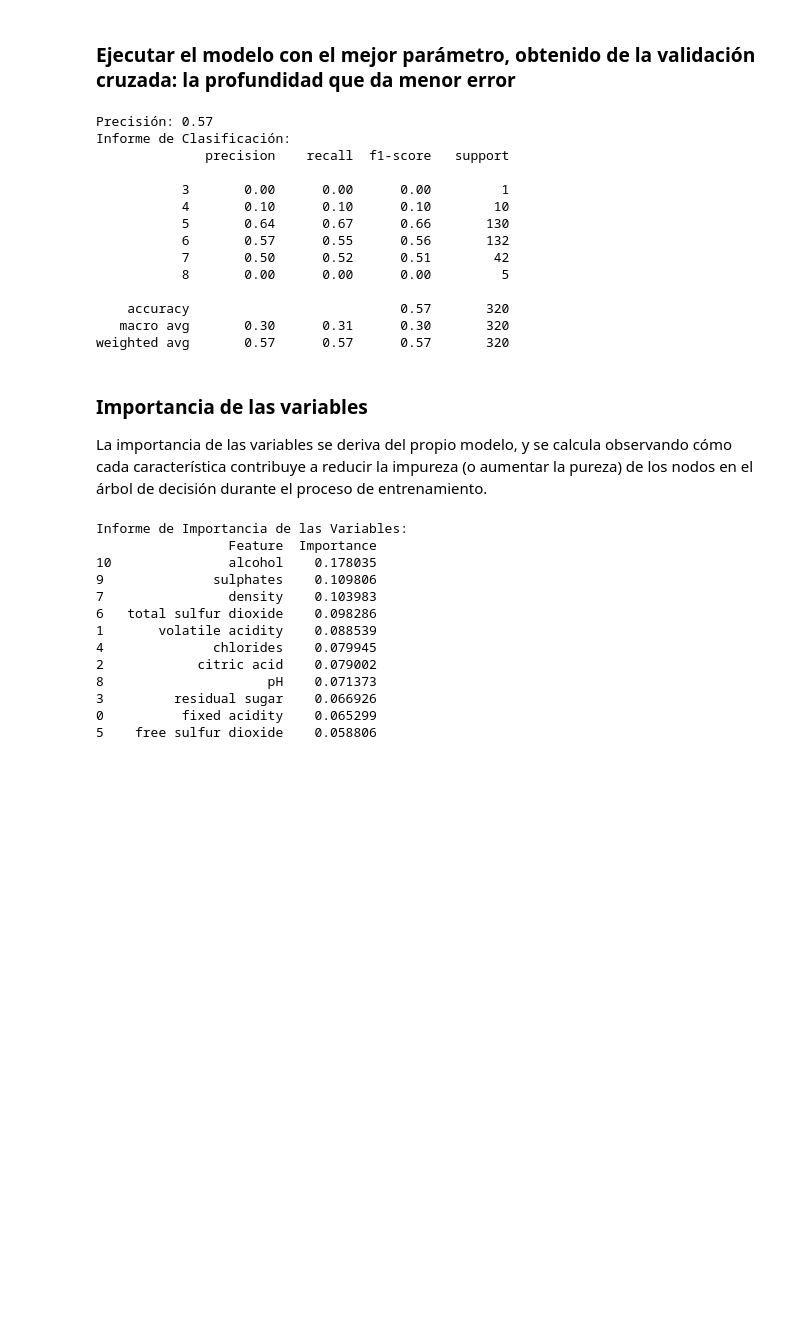
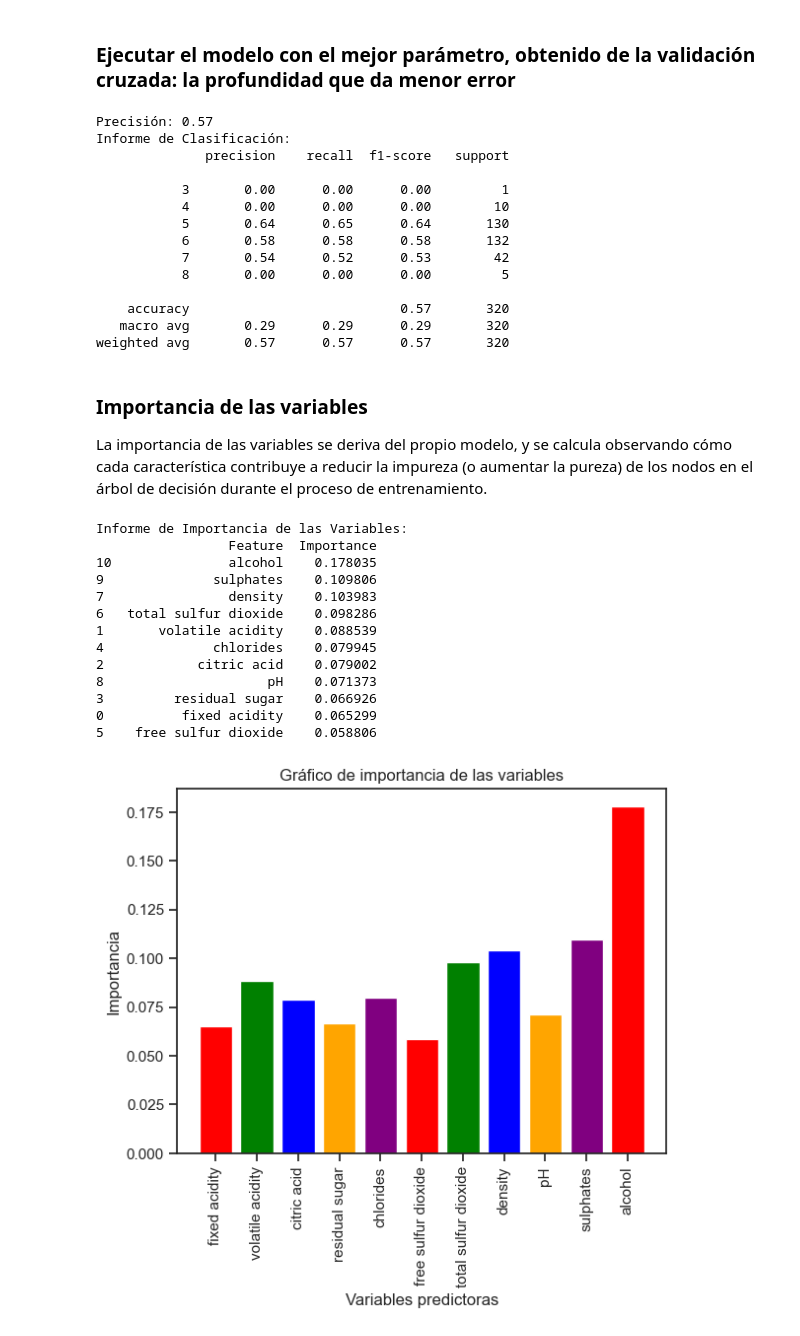
Before and after one commit to viorbe20/ai-machine-learning, a Jupyter notebook: decision-trees-exercises/ex07_classification_decision_trees_wine_all_parameters.ipynb, the cells around one changed output. Cells and saved outputs as stored; diff of their text form; code cells hidden in the pictures; blank space fills up the shorter version.

```diff
--- a/decision-trees-exercises/ex07_classification_decision_trees_wine_all_parameters.ipynb
+++ b/decision-trees-exercises/ex07_classification_decision_trees_wine_all_parameters.ipynb
@@ -204,23 +226,0 @@ La importancia de las variables se deriva del propio modelo, y se calcula observ
-# %%
-X_train = train.drop('quality', axis=1)
-y_train = train['quality']
-
-# Gini criterio by default
-classifier = DecisionTreeClassifier(random_state=42)
-classifier.fit(X_train, y_train)
-
-# Get importance
-importances = classifier.feature_importances_
-
-# Create dataframe
-feature_importance_df = pd.DataFrame({'Feature': X_train.columns, 'Importance': importances})
-
-# Exclude column 'index' if exists
-if 'index' in feature_importance_df['Feature'].values:
-    feature_importance_df = feature_importance_df[feature_importance_df['Feature'] != 'index']
-
-# Order by importance
-feature_importance_df = feature_importance_df.sort_values(by='Importance', ascending=False)
-
-print("Informe de Importancia de las Variables:")
-print(feature_importance_df)
@@ -304,10 +290,10 @@ Mayor Precisión Media: 0.623131367554859
 # %% [markdown]
 ### Ejecutar el modelo con el mejor parámetro, obtenido de la validación cruzada: la profundidad que da menor error
 # %%
-from sklearn.metrics import accuracy_score, classification_report, confusion_matrix
+from sklearn.metrics import accuracy_score, classification_report
 
 # Selecting classifier. Mean Squared Error by default
-classifier = DecisionTreeClassifier(max_depth = 15)
+classifier = DecisionTreeClassifier(max_depth = best_depth)
 
 # Training with all the group
 classifier.fit(X=train.drop(['quality'], axis=1), y=train['quality'])
@@ -328,14 +314,14 @@ Informe de Clasificación:
               precision    recall  f1-score   support
 
            3       0.00      0.00      0.00         1
-           4       0.10      0.10      0.10        10
-           5       0.64      0.67      0.66       130
-           6       0.57      0.55      0.56       132
-           7       0.50      0.52      0.51        42
+           4       0.00      0.00      0.00        10
+           5       0.64      0.65      0.64       130
+           6       0.58      0.58      0.58       132
+           7       0.54      0.52      0.53        42
            8       0.00      0.00      0.00         5
 
     accuracy                           0.57       320
-   macro avg       0.30      0.31      0.30       320
+   macro avg       0.29      0.29      0.29       320
 weighted avg       0.57      0.57      0.57       320
 # %% [markdown]
 ### Importancia de las variables
@@ -347,30 +333,42 @@ classifier.fit(X_train, y_train)
 
 # Get importance
 importances = classifier.feature_importances_
 
 # Create dataframe
 feature_importance_df = pd.DataFrame({'Feature': X_train.columns, 'Importance': importances})
 
 # Exclude column 'index' if exists
 if 'index' in feature_importance_df['Feature'].values:
     feature_importance_df = feature_importance_df[feature_importance_df['Feature'] != 'index']
 
 # Order by importance
 feature_importance_df = feature_importance_df.sort_values(by='Importance', ascending=False)
 
 print("Informe de Importancia de las Variables:")
 print(feature_importance_df)
+
+# Gráfico de importancia de las variables
+feature_names = df_wines.columns[:-1]
+feature_importances = classifier.feature_importances_
+colors = ['red', 'green', 'blue', 'orange', 'purple']
+plt.bar(feature_names, feature_importances, color=colors)
+plt.xticks(rotation=90)
+plt.xlabel('Variables predictoras')
+plt.ylabel('Importancia')
+plt.title('Gráfico de importancia de las variables')
+plt.show()
 # %% [output]
 Informe de Importancia de las Variables:
                  Feature  Importance
 10               alcohol    0.178035
 9              sulphates    0.109806
 7                density    0.103983
 6   total sulfur dioxide    0.098286
 1       volatile acidity    0.088539
 4              chlorides    0.079945
 2            citric acid    0.079002
 8                     pH    0.071373
 3         residual sugar    0.066926
 0          fixed acidity    0.065299
 5    free sulfur dioxide    0.058806
+[figure, added]
```
Also changed, not shown: parts of 10 cells of this notebook, 4 other files.
